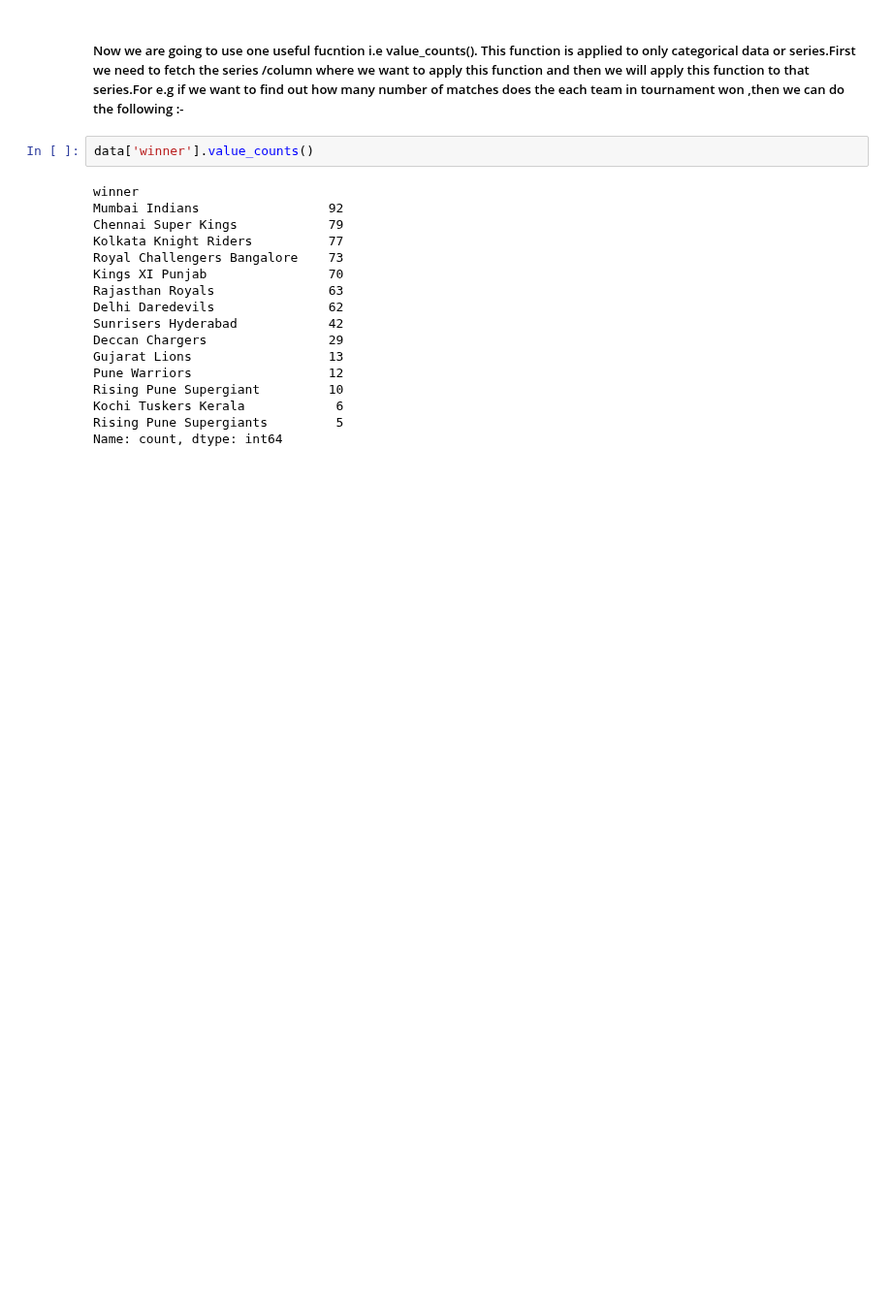
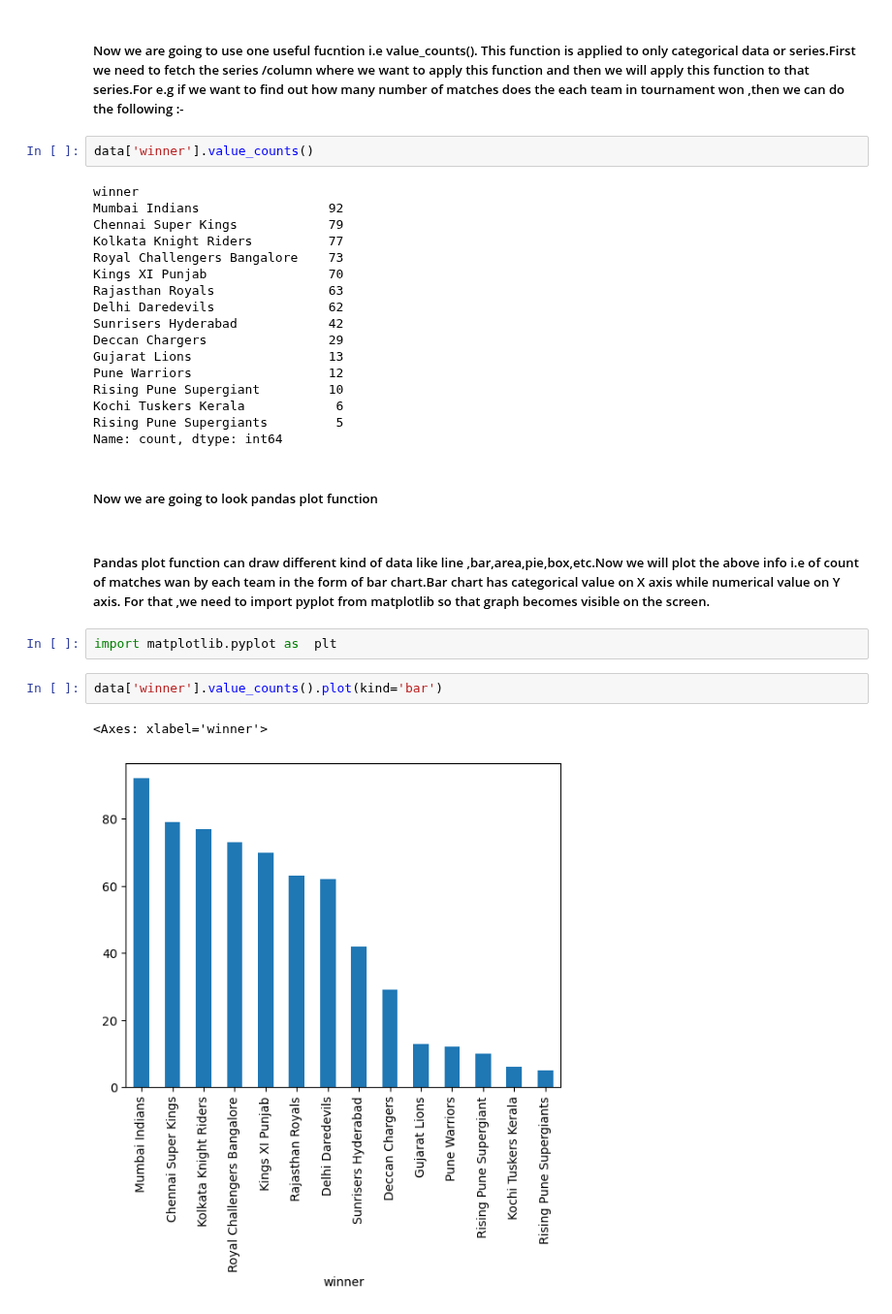
Before and after one commit to Shreyasb1015/Machine-Learning, a Jupyter notebook: pandas-tutorial/filtering-dataframe.ipynb, the cells around one changed output. Shown at 97% size. Cells and saved outputs as stored; diff of their text form; blank space fills up the shorter version.

Commit message:
pandas plot function

```diff
--- a/pandas-tutorial/filtering-dataframe.ipynb
+++ b/pandas-tutorial/filtering-dataframe.ipynb
@@ -118,3 +118,14 @@ Rising Pune Supergiant         10
 Kochi Tuskers Kerala            6
 Rising Pune Supergiants         5
 Name: count, dtype: int64
+# %% [markdown]
+##### Now we are going to look pandas plot function
+# %% [markdown]
+##### Pandas plot function can draw different kind of data like line ,bar,area,pie,box,etc.Now we will plot the above info i.e of count of matches wan by each team in the form of bar chart.Bar chart has categorical value on X axis while numerical value on Y axis. For that ,we need to import pyplot from matplotlib so that graph becomes visible on the screen.
+# %%
+import matplotlib.pyplot as  plt
+# %%
+data['winner'].value_counts().plot(kind='bar')
+# %% [output]
+<Axes: xlabel='winner'>
+[figure, added]
```
Also changed, not shown: parts of 7 cells of this notebook.
